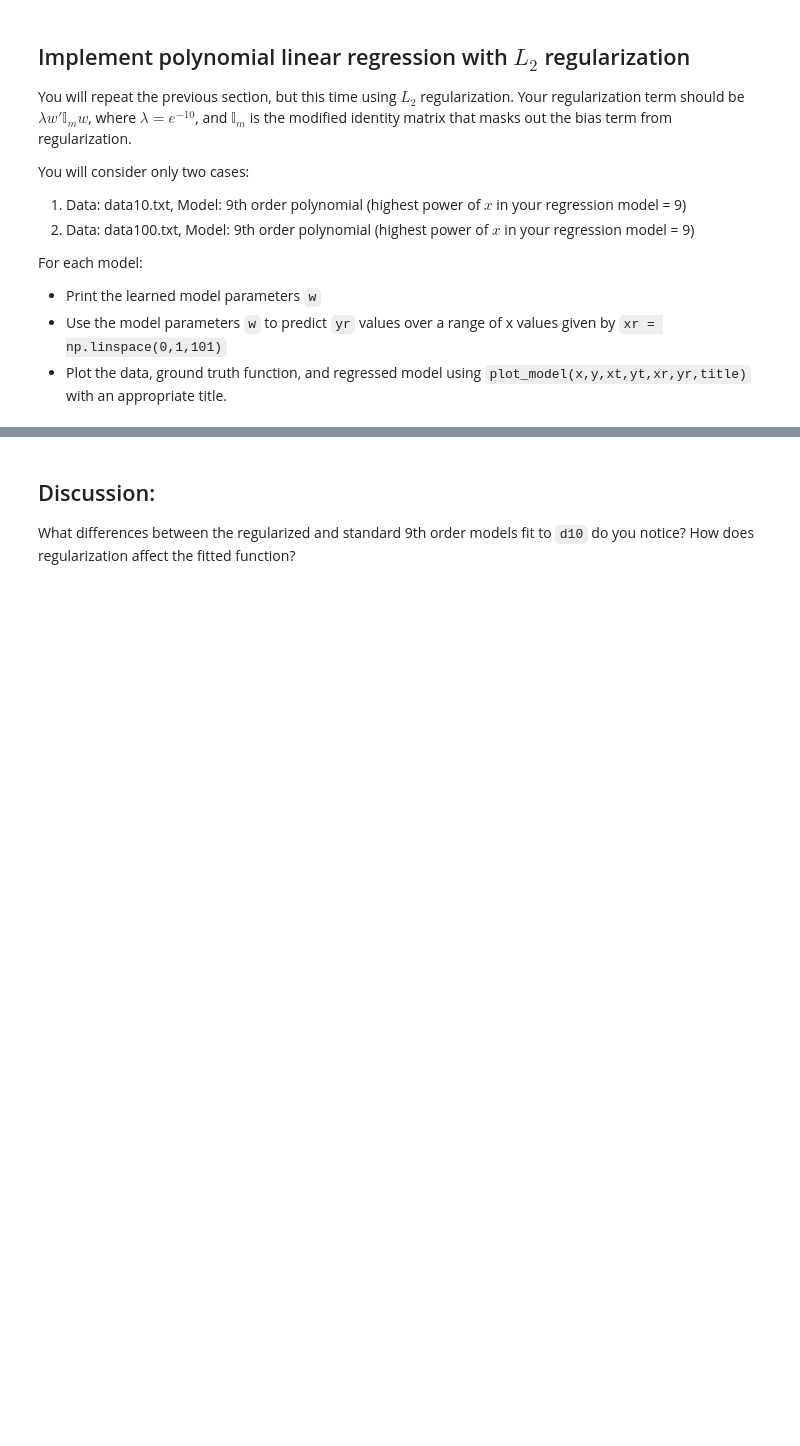
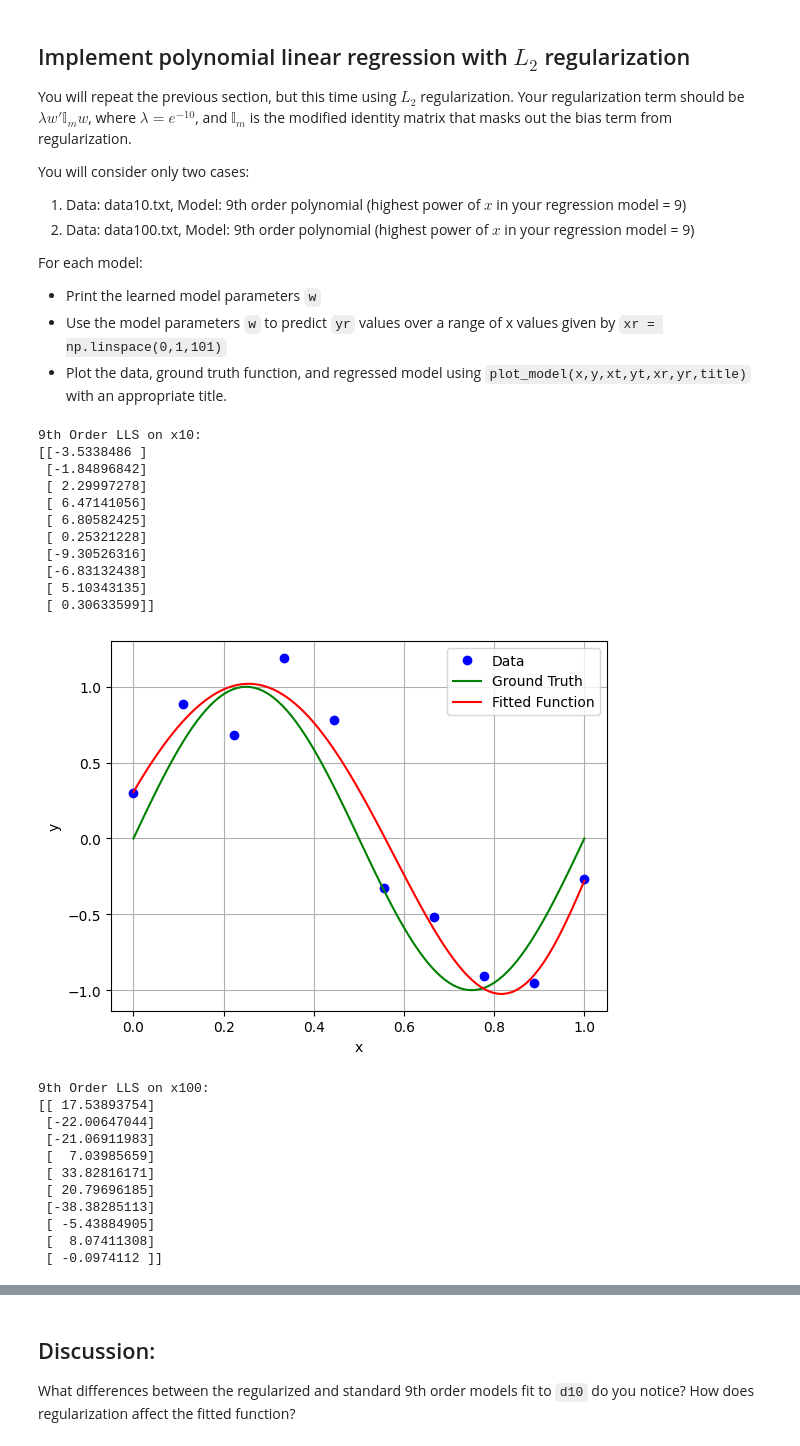
Before and after one commit to judson35/AI-ML, a Jupyter notebook: HW2/hw2_p7.ipynb, the cells around one changed output, grey strips where cells are left out. Cells and saved outputs as stored; diff of their text form; code cells hidden in the pictures; blank space fills up the shorter version.

```diff
--- a/HW2/hw2_p7.ipynb
+++ b/HW2/hw2_p7.ipynb
@@ -115,0 +195,53 @@ For each model:
+# %%
+def get_design_matrix(x, order):
+    X = np.ones([order+1, len(x)])
+    for i in range(order):
+        X[i,:] = np.power(x,order-i).reshape(1,-1)
+    return X.T
+
+def get_regularized_w(X, y, L, order):
+    I_m = np.eye(order+1)
+    I_m[-1,-1] = 0
+
+    # YOUR CODE GOES HERE
+    # return regularized w
+    w = np.linalg.inv(X.T @ X + L*I_m) @ X.T @ y.reshape(-1,1)
+    return w
+
+xr = np.linspace(0,1,101)
+
+X10_9 = get_design_matrix(x10,9)
+w = get_regularized_w(X10_9, y10, np.power(np.e, -10), 9)
+print("9th Order LLS on x10:")
+print(w)
+plot_model(x10, y10, xt, yt, xr, get_design_matrix(xr,9) @ w)
+
+X100_9 = get_design_matrix(x100,9)
+w = get_regularized_w(X100_9, y100, np.power(np.e, -10), 9)
+print("9th Order LLS on x100:")
+print(w)
+plot_model(x100, y100, xt, yt, xr, get_design_matrix(xr,9) @ w)
+# %% [output]
+9th Order LLS on x10:
+[[-3.5338486 ]
+ [-1.84896842]
+ [ 2.29997278]
+ [ 6.47141056]
+ [ 6.80582425]
+ [ 0.25321228]
+ [-9.30526316]
+ [-6.83132438]
+ [ 5.10343135]
+ [ 0.30633599]]
+[figure, added]
+9th Order LLS on x100:
+[[ 17.53893754]
+ [-22.00647044]
+ [-21.06911983]
+ [  7.03985659]
+ [ 33.82816171]
+ [ 20.79696185]
+ [-38.38285113]
+ [ -5.43884905]
+ [  8.07411308]
+ [ -0.0974112 ]]
```
Also changed, not shown: parts of 16 cells of this notebook, 21 other files.
